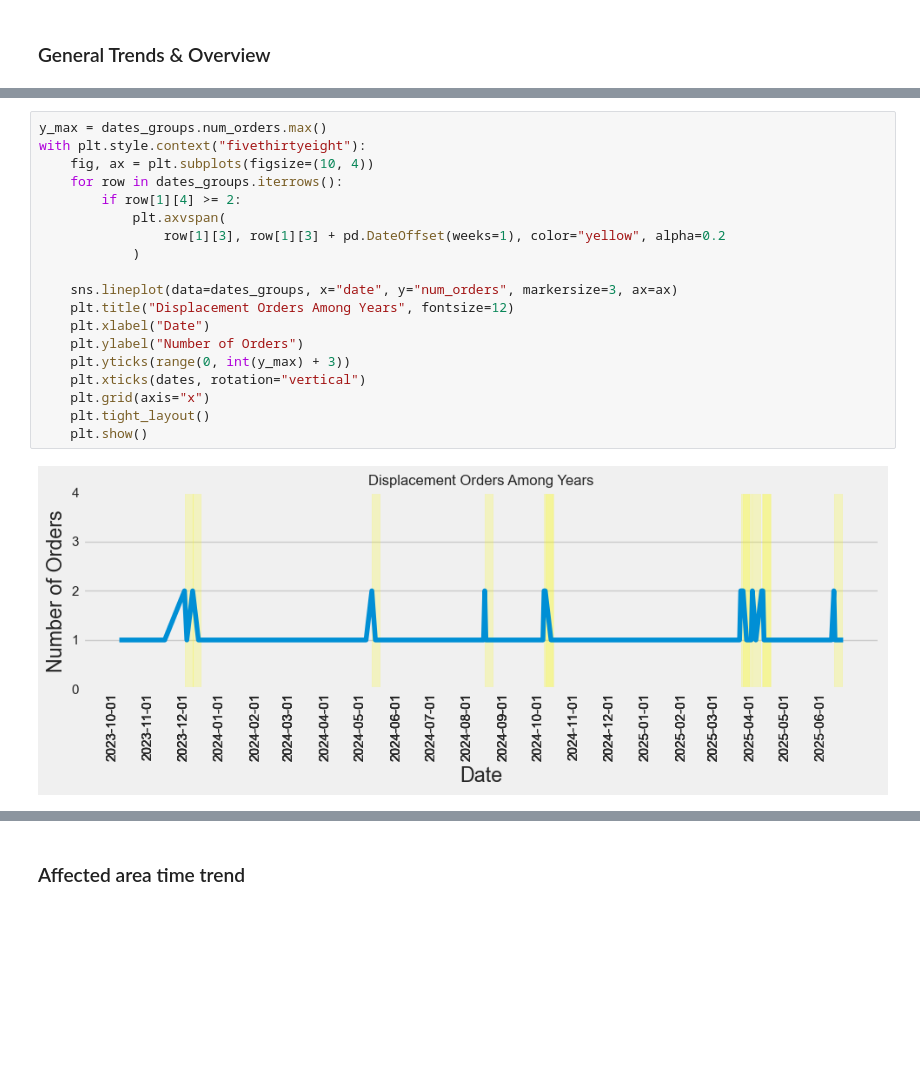
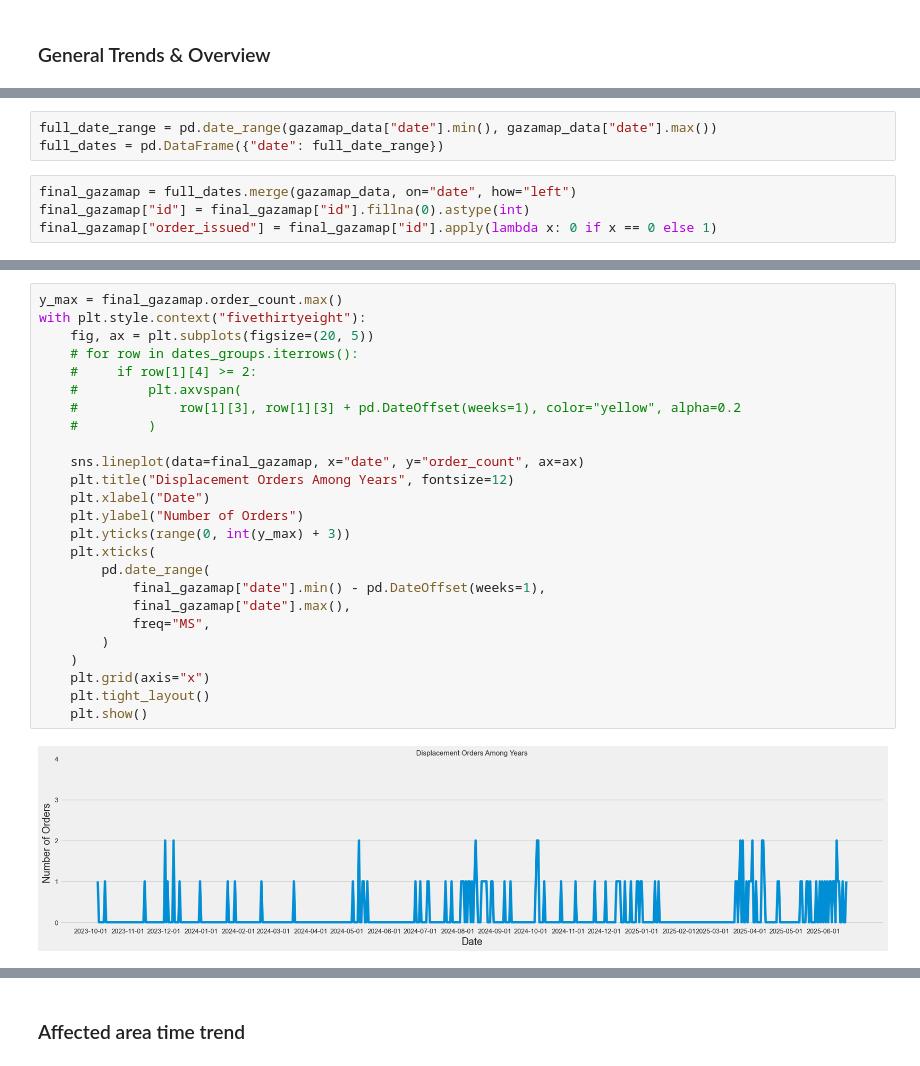
Before and after one commit to MIT-Emerging-Talent/ET6-CDSP-group-03-repo, a Jupyter notebook: 3_data_exploration/notebooks/displacement_orders_EDA.ipynb, the cells around one changed output, grey strips where cells are left out. Cells and saved outputs as stored; diff of their text form; blank space fills up the shorter version.

Commit message:
Final EDA regarding the Time analysis on dispalacemnt orders

```diff
--- a/3_data_exploration/notebooks/displacement_orders_EDA.ipynb
+++ b/3_data_exploration/notebooks/displacement_orders_EDA.ipynb
@@ -41,0 +47,7 @@ gazamap_data["displacement_day"] = gazamap_data["date"].dt.day
+# %%
+full_date_range = pd.date_range(gazamap_data["date"].min(), gazamap_data["date"].max())
+full_dates = pd.DataFrame({"date": full_date_range})
+# %%
+final_gazamap = full_dates.merge(gazamap_data, on="date", how="left")
+final_gazamap["id"] = final_gazamap["id"].fillna(0).astype(int)
+final_gazamap["order_issued"] = final_gazamap["id"].apply(lambda x: 0 if x == 0 else 1)
@@ -58,21 +108,27 @@ dates = [
 # %%
-y_max = dates_groups.num_orders.max()
+y_max = final_gazamap.order_count.max()
 with plt.style.context("fivethirtyeight"):
-    fig, ax = plt.subplots(figsize=(10, 4))
-    for row in dates_groups.iterrows():
-        if row[1][4] >= 2:
-            plt.axvspan(
-                row[1][3], row[1][3] + pd.DateOffset(weeks=1), color="yellow", alpha=0.2
-            )
+    fig, ax = plt.subplots(figsize=(20, 5))
+    # for row in dates_groups.iterrows():
+    #     if row[1][4] >= 2:
+    #         plt.axvspan(
+    #             row[1][3], row[1][3] + pd.DateOffset(weeks=1), color="yellow", alpha=0.2
+    #         )
 
-    sns.lineplot(data=dates_groups, x="date", y="num_orders", markersize=3, ax=ax)
+    sns.lineplot(data=final_gazamap, x="date", y="order_count", ax=ax)
     plt.title("Displacement Orders Among Years", fontsize=12)
     plt.xlabel("Date")
     plt.ylabel("Number of Orders")
     plt.yticks(range(0, int(y_max) + 3))
-    plt.xticks(dates, rotation="vertical")
+    plt.xticks(
+        pd.date_range(
+            final_gazamap["date"].min() - pd.DateOffset(weeks=1),
+            final_gazamap["date"].max(),
+            freq="MS",
+        )
+    )
     plt.grid(axis="x")
     plt.tight_layout()
     plt.show()
 # %% [output]
-[figure, old version]
+[figure, new version]
```
Also changed, not shown: parts of 31 cells of this notebook.
